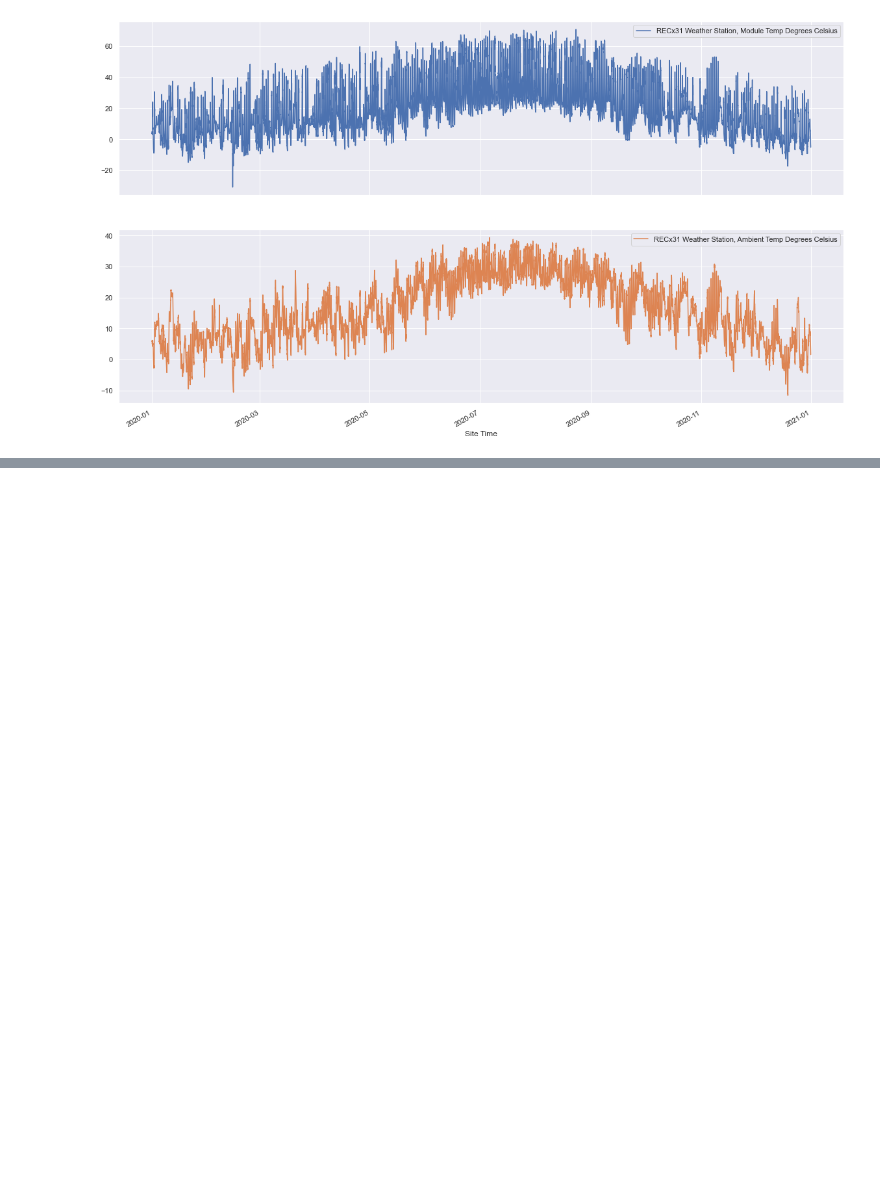
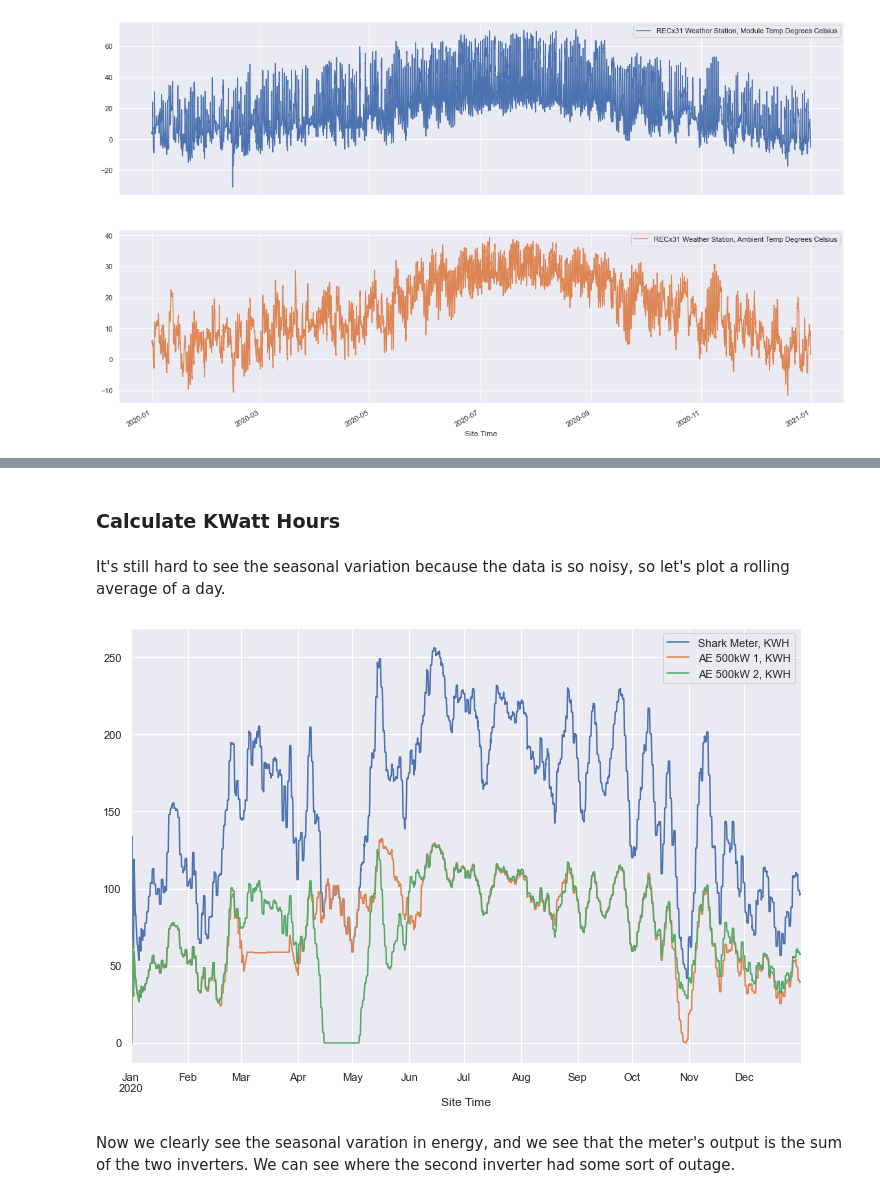
Before and after one commit to ruthcaswellsmith/Capstone---Solar-Energy, a Jupyter notebook: notebooks/Solar - Data Wrangling.ipynb, the cells around one changed output, grey strips where cells are left out. Cells and saved outputs as stored; diff of their text form; code cells hidden in the pictures; blank space fills up the shorter version.

```diff
--- a/notebooks/Solar - Data Wrangling.ipynb
+++ b/notebooks/Solar - Data Wrangling.ipynb
@@ -79,0 +108,4 @@ Now we see the daily variation
+# %%
+df = df.groupby(level=0).mean()
+# %%
+df = df.asfreq(freq='15T')
@@ -79,0 +127,15 @@ Now we see the daily variation
+# %% [markdown]
+### Calculate KWatt Hours
+# %%
+df_hourly = df[['Shark Meter, KWtotal Kilowatts','AE 500kW 1, AC Power Kilowatts', 'AE 500kW 2, AC Power Kilowatts']].resample('H').sum()*.25
+# %%
+df_hourly.columns = ['Shark Meter, KWH','AE 500kW 1, KWH','AE 500kW 2, KWH']
+# %% [markdown]
+It's still hard to see the seasonal variation because the data is so noisy, so let's plot a rolling average of a day.
+# %%
+#df_hourly.rolling(window='1D').mean().plot(figsize=(12,8))
+df_hourly.rolling(window='7D').mean().plot(figsize=(12,8));
+# %% [output]
+[figure, added]
+# %% [markdown]
+Now we clearly see the seasonal varation in energy, and we see that the meter's output is the sum of the two inverters.  We can see where the second inverter had some sort of outage.
```
Also changed, not shown: parts of 11 cells of this notebook.
